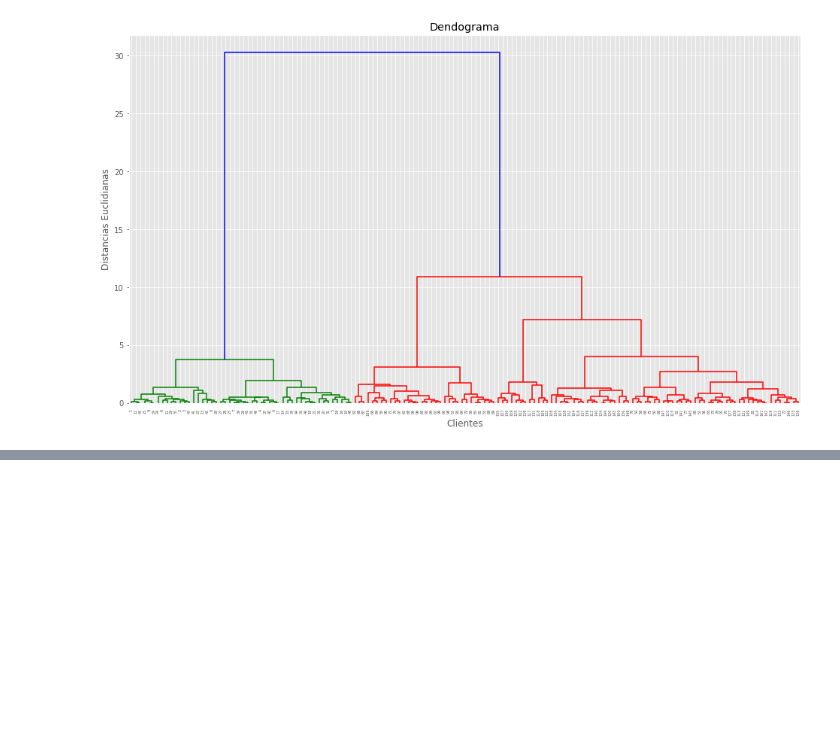
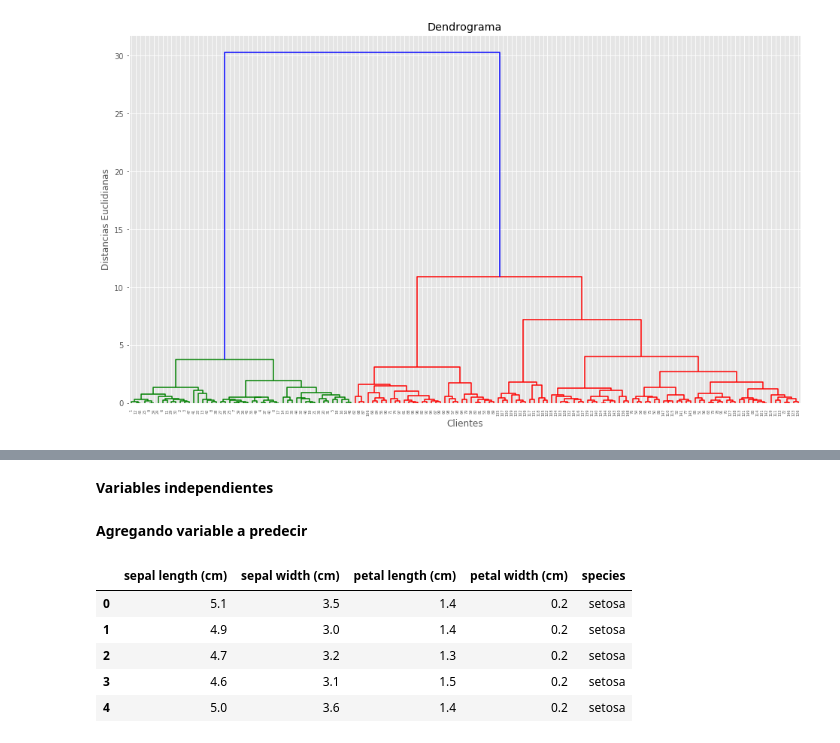
Before and after one commit to synergyvision/Machine-Learning-Basico, a Jupyter notebook: Codigos_Python.ipynb, the cells around one changed output, grey strips where cells are left out. Saved outputs shown, nothing was run; the diff lists cells and outputs as text; code cells hidden in the pictures; blank space fills up the shorter version.

```diff
--- a/Codigos_Python.ipynb
+++ b/Codigos_Python.ipynb
@@ -648,0 +708,3 @@ SyntaxError: invalid syntax (<ipython-input-54-70e48a2729eb>, line 1)
+# %%
+df=pd.DataFrame(iris.data, columns=iris.feature_names)
+df.head()
@@ -648,0 +718,2 @@ SyntaxError: invalid syntax (<ipython-input-54-70e48a2729eb>, line 1)
+# %% [markdown]
+**Variables independientes**
@@ -648,0 +722,12 @@ SyntaxError: invalid syntax (<ipython-input-54-70e48a2729eb>, line 1)
+# %% [markdown]
+**Agregando variable a predecir**
+# %%
+df["species"]=pd.Categorical.from_codes(iris.target, iris.target_names)
+df.head()
+# %% [output]
+|  | sepal length (cm) | sepal width (cm) | petal length (cm) | petal width (cm) | species |
+| 0 | 5.1 | 3.5 | 1.4 | 0.2 | setosa |
+| 1 | 4.9 | 3.0 | 1.4 | 0.2 | setosa |
+| 2 | 4.7 | 3.2 | 1.3 | 0.2 | setosa |
+| 3 | 4.6 | 3.1 | 1.5 | 0.2 | setosa |
+| 4 | 5.0 | 3.6 | 1.4 | 0.2 | setosa |
```
Also changed, not shown: parts of 74 cells of this notebook.
